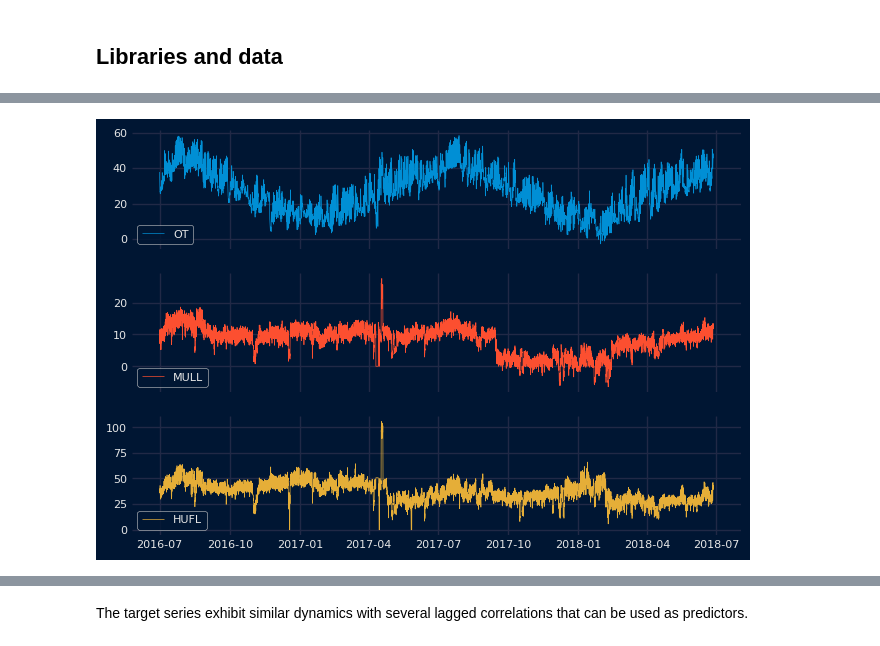
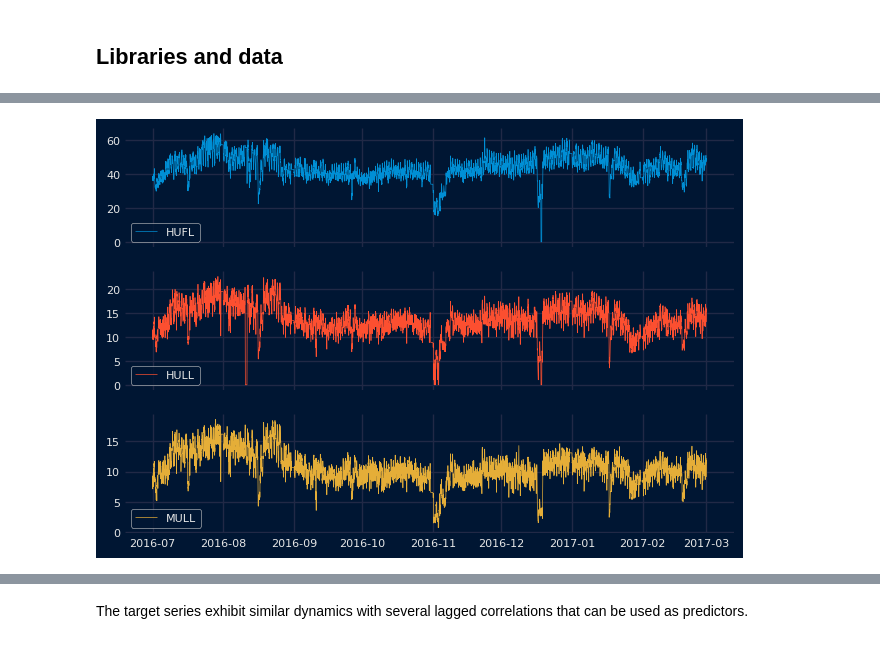
Before and after one commit to skforecast/skforecast, a Jupyter notebook: docs/user_guides/probabilistic-forecasting-global-models.ipynb, the cells around one changed output, grey strips where cells are left out. Saved outputs shown, nothing was run; the diff lists cells and outputs as text; code cells hidden in the pictures.

```diff
--- a/docs/user_guides/probabilistic-forecasting-global-models.ipynb
+++ b/docs/user_guides/probabilistic-forecasting-global-models.ipynb
@@ -47,6 +46,7 @@ warnings.filterwarnings('once')
 # ==============================================================================
 data = fetch_dataset(name="ett_m2_extended")
 data = data.resample(rule="1h", closed="left", label="right").mean()
+data = data.loc[:'2017-02-28 23:59:00', :].copy()
 data.head(2)
 # %% [output]
 ett_m2_extended
@@ -74,14 +74,14 @@ Shape of the dataset: (69680, 16)
 # %%
 # Plot time series
 # ==============================================================================
 set_dark_theme()
 plt.rcParams['lines.linewidth'] = 0.5
-colors = plt.rcParams['axes.prop_cycle'].by_key()['color']
+colors = cycle(plt.rcParams['axes.prop_cycle'].by_key()['color'])
 fig, axs = plt.subplots(3, 1, figsize=(7, 5), sharex=True)
-series = ['OT', 'MULL', 'HUFL']
+series = ['HUFL', 'HULL', 'MULL']
 for i, col in enumerate(series):
-    axs[i].plot(data[col], label=col, color=colors[i])
+    axs[i].plot(data[col], label=col, color=next(colors))
     axs[i].legend(loc='lower left', fontsize=8)
     axs[i].tick_params(axis='both', labelsize=8)
 # %% [output]
-[figure, old version]
+[figure, new version]
```
Also changed, not shown: parts of 22 cells of this notebook.
